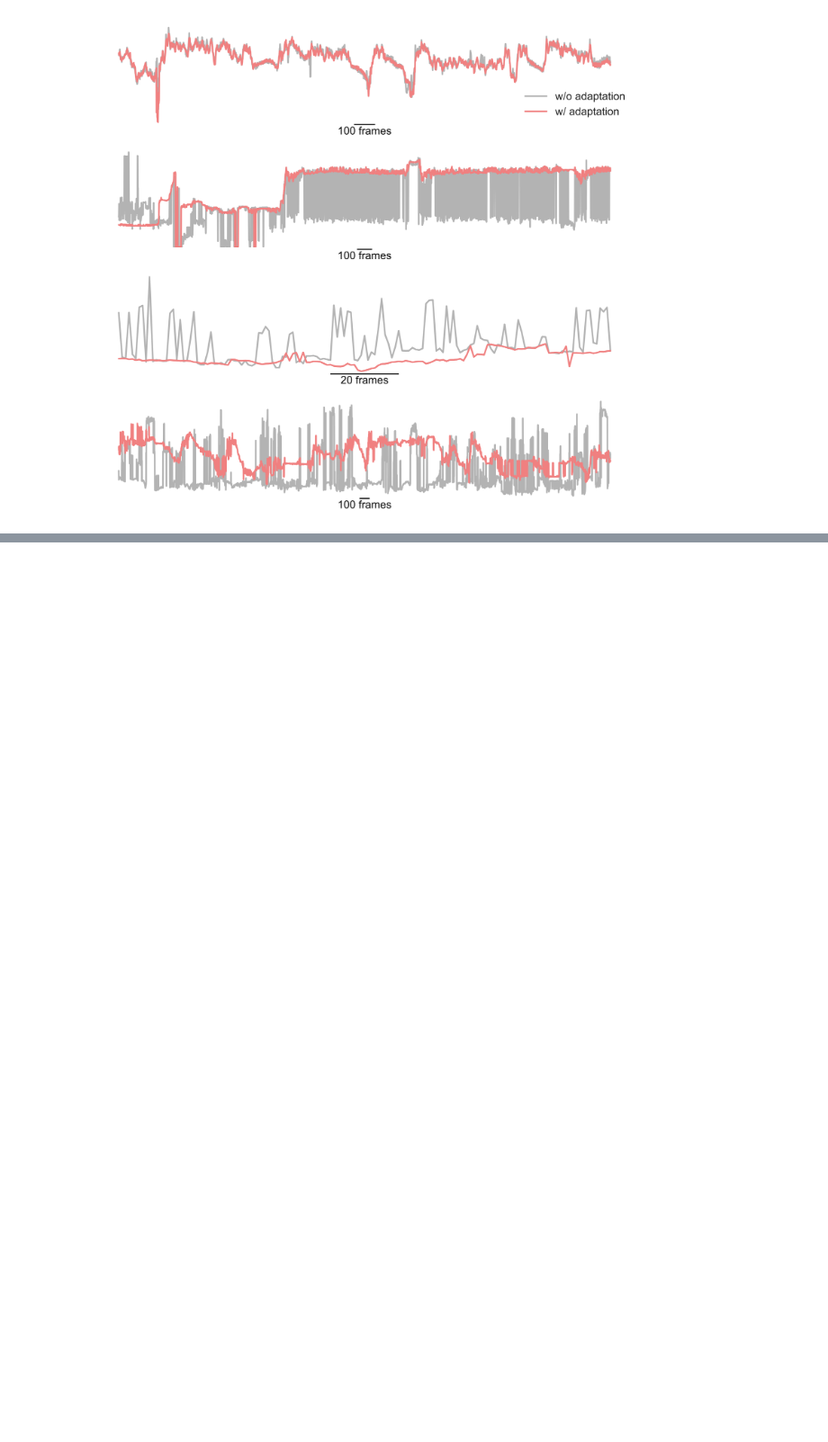
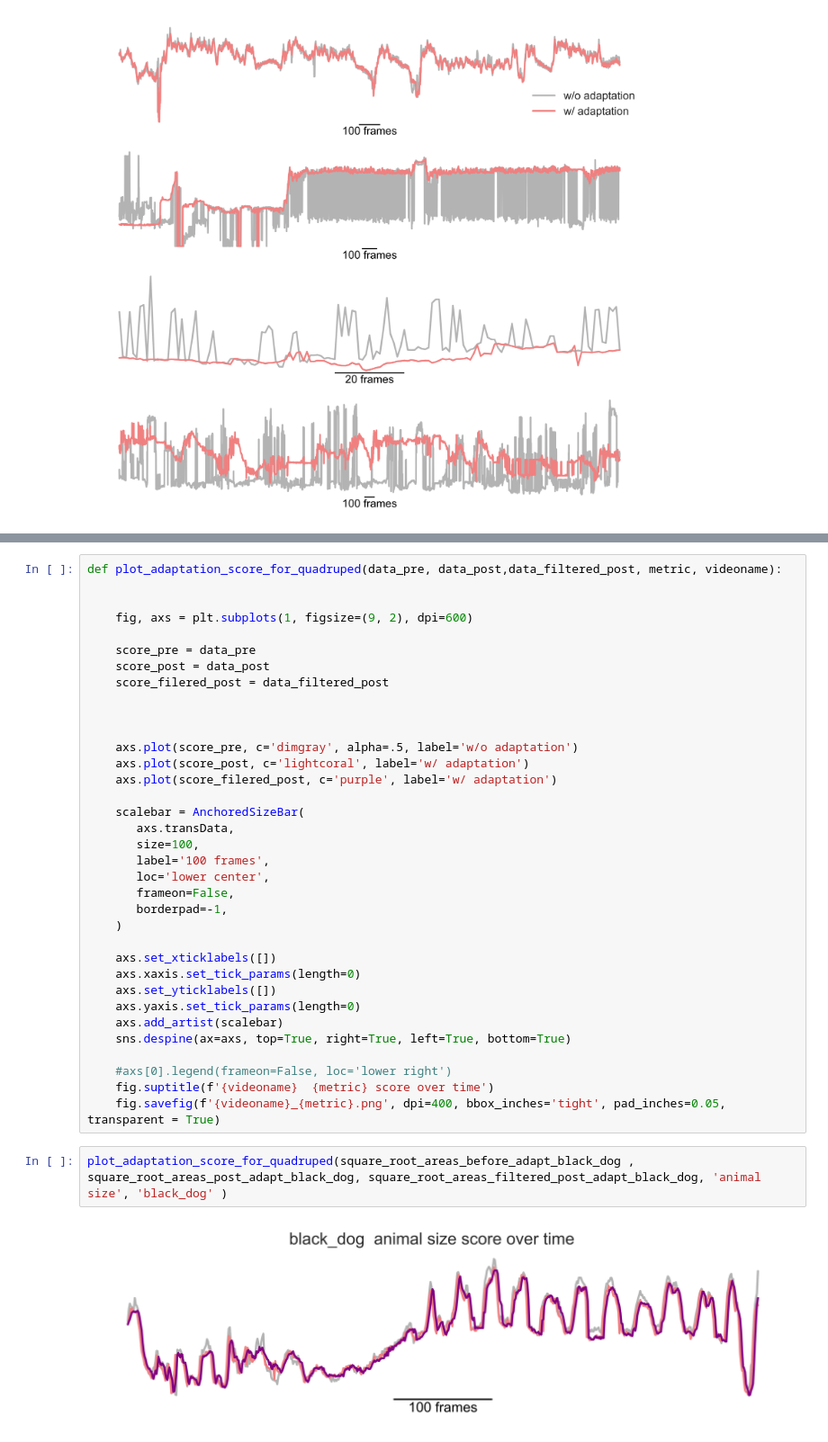
Before and after one commit to AdaptiveMotorControlLab/modelzoo-figures, a Jupyter notebook: figures/Figure3_new.ipynb, the cells around one changed output, grey strips where cells are left out. Shown at 90% size. Drawn from its saved outputs; the diff is of its cells as text; blank space fills up the shorter version.

```diff
--- a/figures/Figure3_new.ipynb
+++ b/figures/Figure3_new.ipynb
@@ -118,0 +193,39 @@ plot_figure3efgh()
+# %%
+def plot_adaptation_score_for_quadruped(data_pre, data_post,data_filtered_post, metric, videoname):
+
+
+    fig, axs = plt.subplots(1, figsize=(9, 2), dpi=600)
+
+    score_pre = data_pre
+    score_post = data_post
+    score_filered_post = data_filtered_post
+
+
+
+    axs.plot(score_pre, c='dimgray', alpha=.5, label='w/o adaptation')
+    axs.plot(score_post, c='lightcoral', label='w/ adaptation')
+    axs.plot(score_filered_post, c='purple', label='w/ adaptation')
+
+    scalebar = AnchoredSizeBar(
+       axs.transData,
+       size=100,
+       label='100 frames',
+       loc='lower center',
+       frameon=False,
+       borderpad=-1,
+    )
+
+    axs.set_xticklabels([])
+    axs.xaxis.set_tick_params(length=0)
+    axs.set_yticklabels([])
+    axs.yaxis.set_tick_params(length=0)
+    axs.add_artist(scalebar)
+    sns.despine(ax=axs, top=True, right=True, left=True, bottom=True)
+
+    #axs[0].legend(frameon=False, loc='lower right')
+    fig.suptitle(f'{videoname}  {metric} score over time')
+    fig.savefig(f'{videoname}_{metric}.png', dpi=400, bbox_inches='tight', pad_inches=0.05, transparent = True)
+# %%
+plot_adaptation_score_for_quadruped(square_root_areas_before_adapt_black_dog , square_root_areas_post_adapt_black_dog, square_root_areas_filtered_post_adapt_black_dog, 'animal size', 'black_dog' )
+# %% [output]
+[figure, added]
```
Also changed, not shown: parts of 18 cells of this notebook, 13 other files.
